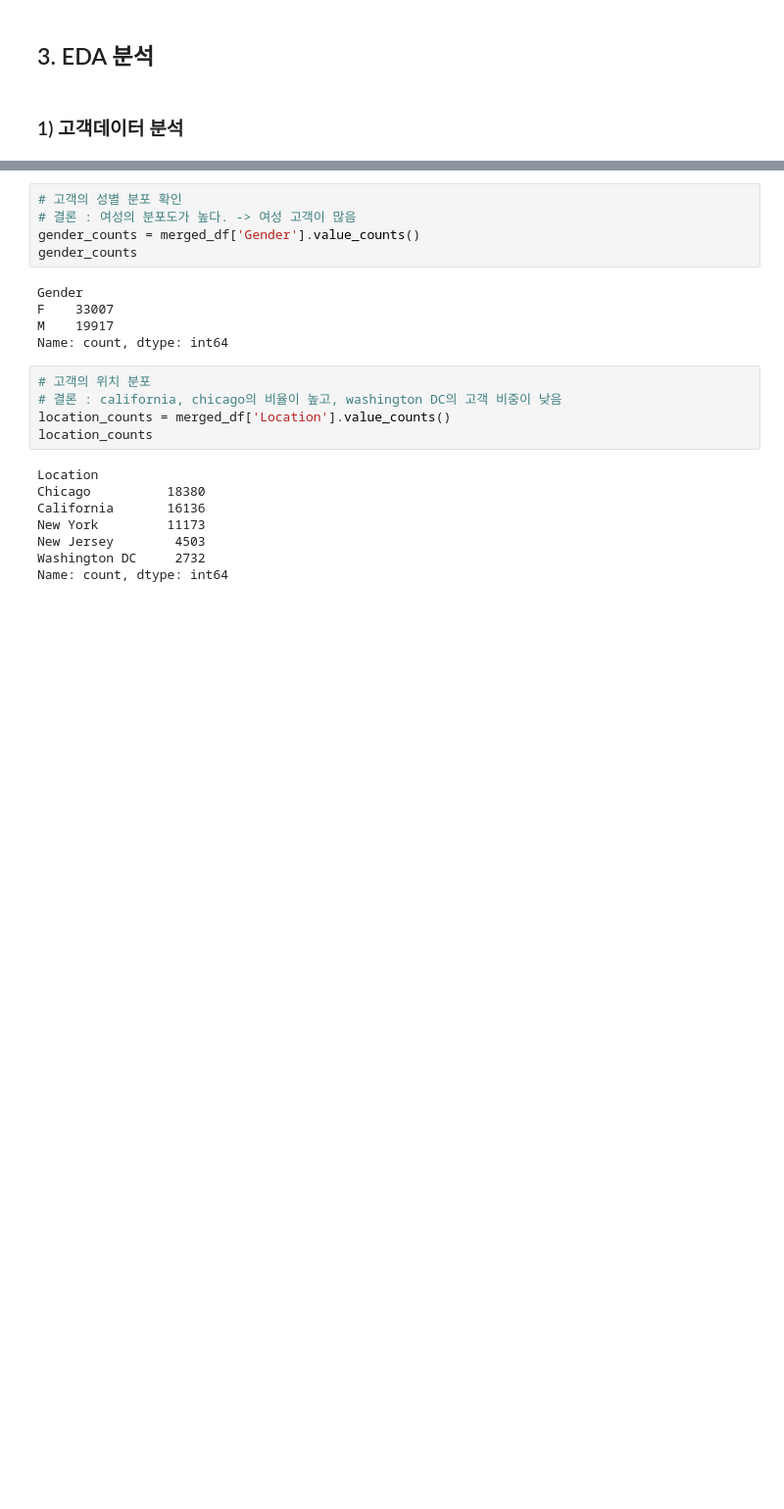
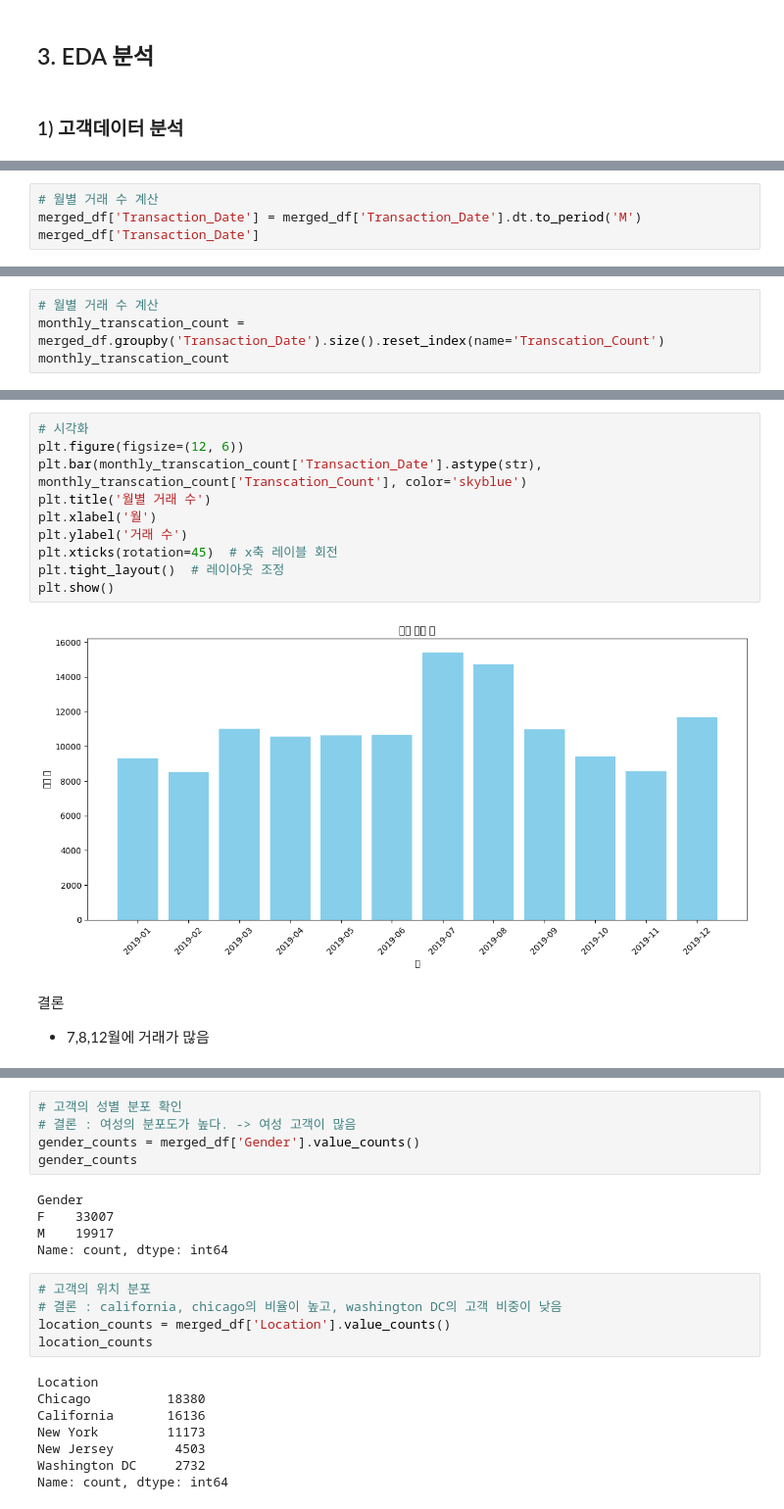
Before and after one commit to marksenee/DA_Projects, a Jupyter notebook: ecommerce-company.ipynb, the cells around one changed output, grey strips where cells are left out. Shown at 98% size. Cells and saved outputs as stored; diff of their text form; blank space fills up the shorter version.

```diff
--- a/ecommerce-company.ipynb
+++ b/ecommerce-company.ipynb
@@ -305,0 +618,4 @@ merged_df.head(2)
+# %%
+# 월별 거래 수 계산
+merged_df['Transaction_Date'] = merged_df['Transaction_Date'].dt.to_period('M')
+merged_df['Transaction_Date']
@@ -305,0 +635,4 @@ merged_df.head(2)
+# %%
+# 월별 거래 수 계산
+monthly_transcation_count = merged_df.groupby('Transaction_Date').size().reset_index(name='Transcation_Count')
+monthly_transcation_count
@@ -305,0 +653,15 @@ merged_df.head(2)
+# %%
+# 시각화
+plt.figure(figsize=(12, 6))
+plt.bar(monthly_transcation_count['Transaction_Date'].astype(str), monthly_transcation_count['Transcation_Count'], color='skyblue')
+plt.title('월별 거래 수')
+plt.xlabel('월')
+plt.ylabel('거래 수')
+plt.xticks(rotation=45)  # x축 레이블 회전
+plt.tight_layout()  # 레이아웃 조정
+plt.show()
+# %% [output]
+[figure, added]
+# %% [markdown]
+결론
+- 7,8,12월에 거래가 많음
```
Also changed, not shown: parts of 104 cells of this notebook.
